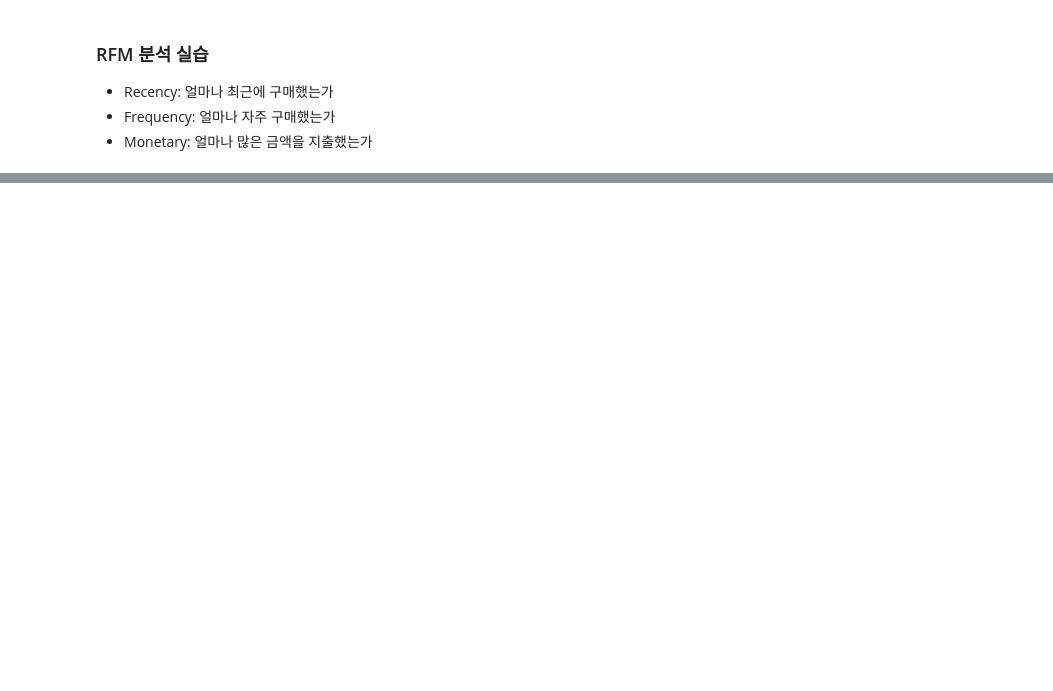
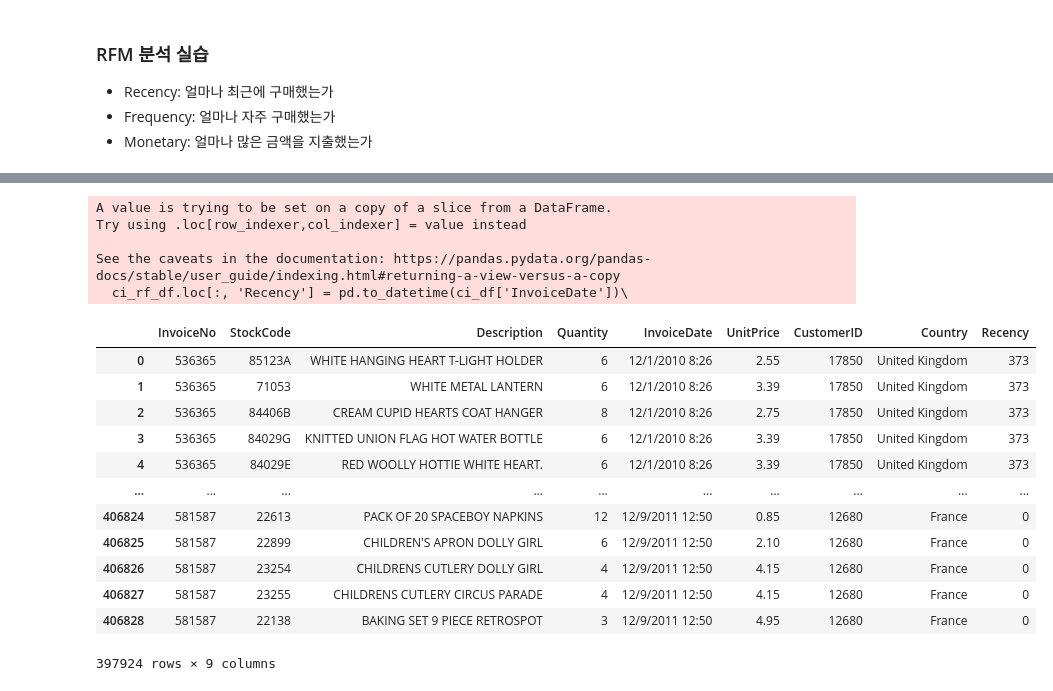
Before and after one commit to baek-si-hyun/kdt_data_analysis, a Jupyter notebook: d_rfm/c_RFM_task02.ipynb, the cells around one changed output, grey strips where cells are left out. Drawn from its saved outputs; the diff is of its cells as text; code cells hidden in the pictures; blank space fills up the shorter version.

```diff
--- a/d_rfm/c_RFM_task02.ipynb
+++ b/d_rfm/c_RFM_task02.ipynb
@@ -711,0 +46,7 @@ plt.show()
+# %%
+ci_df = ci_df.drop(index=ci_df[ci_df['CustomerID'].isna()].index, axis=1)
+# %%
+import numpy as np
+
+ci_df = ci_df.astype({'CustomerID': np.int16})
+ci_df
@@ -711,0 +79,3 @@ plt.show()
+# %%
+ci_df = ci_df.reset_index(drop=True)
+ci_df
@@ -711,0 +99,3 @@ plt.show()
+# %%
+ci_rf_df = ci_df[ci_df['Quantity'] >= 0]
+ci_rf_df
@@ -711,0 +116,23 @@ plt.show()
+# %%
+ci_rf_df.loc[:, 'Recency'] = pd.to_datetime(ci_df['InvoiceDate'])\
+                    .apply(lambda x: (pd.to_datetime('2011-12-10') - x).days)
+ci_rf_df
+# %% [output]
+A value is trying to be set on a copy of a slice from a DataFrame.
+Try using .loc[row_indexer,col_indexer] = value instead
+
+See the caveats in the documentation: https://pandas.pydata.org/pandas-docs/stable/user_guide/indexing.html#returning-a-view-versus-a-copy
+  ci_rf_df.loc[:, 'Recency'] = pd.to_datetime(ci_df['InvoiceDate'])\
+|  | InvoiceNo | StockCode | Description | Quantity | InvoiceDate | UnitPrice | CustomerID | Country | Recency |
+| 0 | 536365 | 85123A | WHITE HANGING HEART T-LIGHT HOLDER | 6 | 12/1/2010 8:26 | 2.55 | 17850 | United Kingdom | 373 |
+| 1 | 536365 | 71053 | WHITE METAL LANTERN | 6 | 12/1/2010 8:26 | 3.39 | 17850 | United Kingdom | 373 |
+| 2 | 536365 | 84406B | CREAM CUPID HEARTS COAT HANGER | 8 | 12/1/2010 8:26 | 2.75 | 17850 | United Kingdom | 373 |
+| 3 | 536365 | 84029G | KNITTED UNION FLAG HOT WATER BOTTLE | 6 | 12/1/2010 8:26 | 3.39 | 17850 | United Kingdom | 373 |
+| 4 | 536365 | 84029E | RED WOOLLY HOTTIE WHITE HEART. | 6 | 12/1/2010 8:26 | 3.39 | 17850 | United Kingdom | 373 |
+| ... | ... | ... | ... | ... | ... | ... | ... | ... | ... |
+| 406824 | 581587 | 22613 | PACK OF 20 SPACEBOY NAPKINS | 12 | 12/9/2011 12:50 | 0.85 | 12680 | France | 0 |
+| 406825 | 581587 | 22899 | CHILDREN'S APRON DOLLY GIRL | 6 | 12/9/2011 12:50 | 2.10 | 12680 | France | 0 |
+| 406826 | 581587 | 23254 | CHILDRENS CUTLERY DOLLY GIRL | 4 | 12/9/2011 12:50 | 4.15 | 12680 | France | 0 |
+| 406827 | 581587 | 23255 | CHILDRENS CUTLERY CIRCUS PARADE | 4 | 12/9/2011 12:50 | 4.15 | 12680 | France | 0 |
+| 406828 | 581587 | 22138 | BAKING SET 9 PIECE RETROSPOT | 3 | 12/9/2011 12:50 | 4.95 | 12680 | France | 0 |
+397924 rows × 9 columns
```
Also changed, not shown: parts of 78 cells of this notebook, 30 other files.
